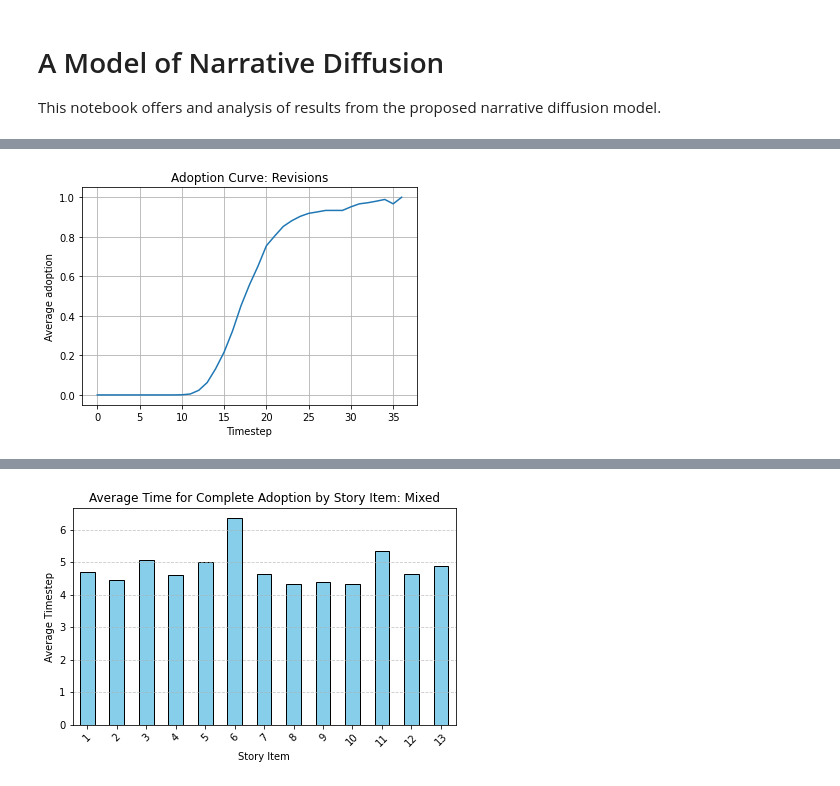
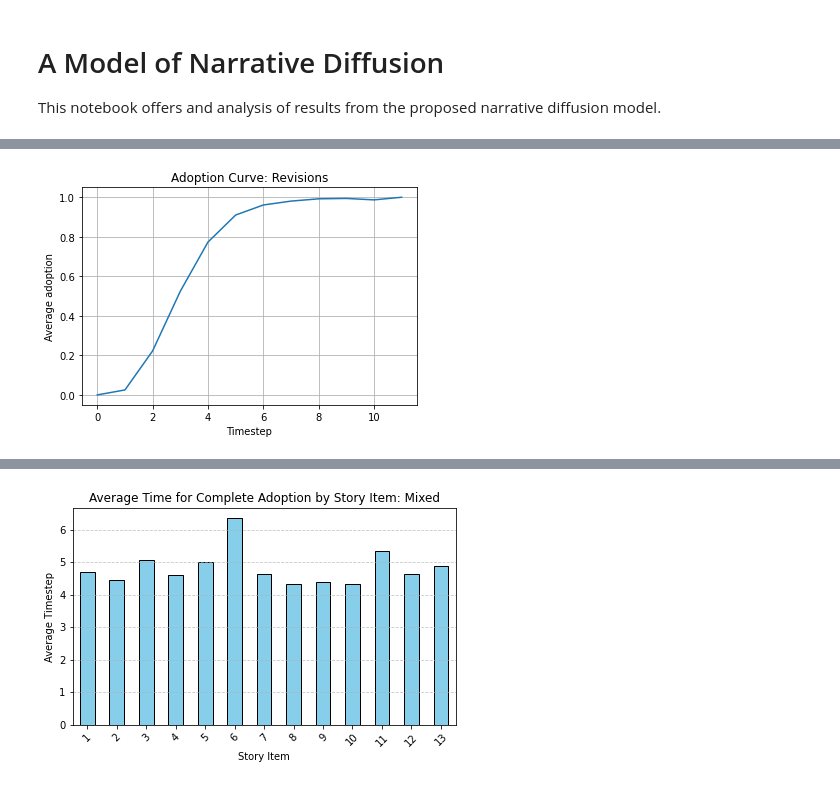
Before and after one commit to c4-lab/NarrativeDiffusion, a Jupyter notebook: analysis/analysis.ipynb, the cells around one changed output, grey strips where cells are left out. Drawn from its saved outputs; the diff is of its cells as text; code cells hidden in the pictures.

```diff
--- a/analysis/analysis.ipynb
+++ b/analysis/analysis.ipynb
@@ -5,3 +5,7 @@ This notebook offers and analysis of results from the proposed narrative diffusi
 # %%
 import pandas as pd
 import matplotlib.pyplot as plt
+# %%
+# Load data
+data = pd.read_csv("../data/new_model_large_k_20231012140652/results.csv")
+data
@@ -39,22 +59,21 @@ plt.show()
 # %%
-def plot_adoption_speed_overall(path,title="Revisions",item_count = 13):
-    data = pd.read_csv(path)
+def plot_adoption_speed_overall(data,title="Revisions"):
+    item_count = len(data.story_item.unique())
     summary = data.groupby(["Trial","agent","timestep"])['adopted'].sum().reset_index()
     summary["fully_adopted"] = summary.adopted == item_count
     summary = summary.groupby(["Trial","timestep"])['fully_adopted'].mean().reset_index()
     summary = summary.groupby('timestep')['fully_adopted'].mean().reset_index()
     plt.plot(summary['timestep'],summary['fully_adopted'])
 
     plt.title(f'Adoption Curve: {title}')
     plt.xlabel('Timestep')
     plt.ylabel('Average adoption')
     plt.grid(True)
     plt.show()
 
-path="../data/revisions_20230810210134/results.csv"
-plot_adoption_speed_overall(path)
+plot_adoption_speed_overall(data)
 # %% [output]
-[figure, old version]
+[figure, new version]
 # %%
 
 
```
Also changed, not shown: parts of 7 cells of this notebook, 5 other files.
